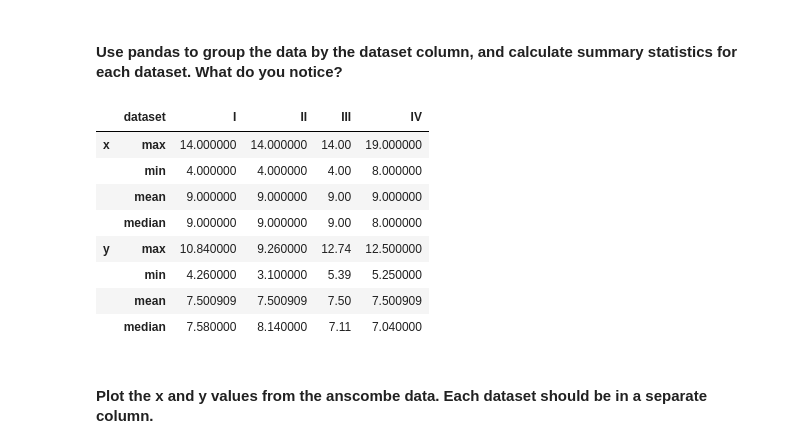
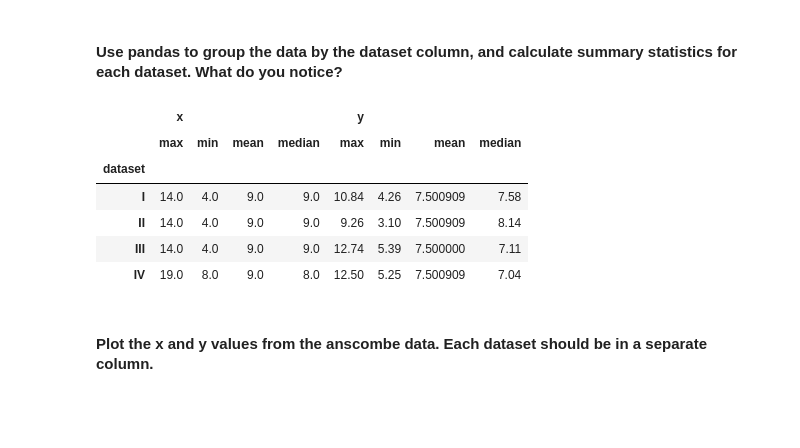
Before and after one commit to markydoug/numpy-pandas-visualization-exercises, a Jupyter notebook: seaborn_exercises.ipynb, the cells around one changed output. Cells and saved outputs as stored; diff of their text form; code cells hidden in the pictures; blank space fills up the shorter version.

```diff
--- a/seaborn_exercises.ipynb
+++ b/seaborn_exercises.ipynb
@@ -97,17 +124,15 @@ anscombe.describe()
 # %% [markdown]
 #### Use pandas to group the data by the dataset column, and calculate summary statistics for each dataset. What do you notice?
 # %%
-anscombe.groupby('dataset').agg(['max', 'min', 'mean', 'median']).T
+anscombe.groupby('dataset').agg(['max', 'min', 'mean', 'median'])
 # %% [output]
-|  | dataset | I | II | III | IV |
-| x | max | 14.000000 | 14.000000 | 14.00 | 19.000000 |
-|  | min | 4.000000 | 4.000000 | 4.00 | 8.000000 |
-|  | mean | 9.000000 | 9.000000 | 9.00 | 9.000000 |
-|  | median | 9.000000 | 9.000000 | 9.00 | 8.000000 |
-| y | max | 10.840000 | 9.260000 | 12.74 | 12.500000 |
-|  | min | 4.260000 | 3.100000 | 5.39 | 5.250000 |
-|  | mean | 7.500909 | 7.500909 | 7.50 | 7.500909 |
-|  | median | 7.580000 | 8.140000 | 7.11 | 7.040000 |
+|  | x |  |  |  | y |  |  |  |
+|  | max | min | mean | median | max | min | mean | median |
+| dataset |  |  |  |  |  |  |  |  |
+| I | 14.0 | 4.0 | 9.0 | 9.0 | 10.84 | 4.26 | 7.500909 | 7.58 |
+| II | 14.0 | 4.0 | 9.0 | 9.0 | 9.26 | 3.10 | 7.500909 | 8.14 |
+| III | 14.0 | 4.0 | 9.0 | 9.0 | 12.74 | 5.39 | 7.500000 | 7.11 |
+| IV | 19.0 | 8.0 | 9.0 | 8.0 | 12.50 | 5.25 | 7.500909 | 7.04 |
 # %% [markdown]
 #### Plot the x and y values from the anscombe data. Each dataset should be in a separate column.
 # %%
```
Also changed, not shown: parts of 34 cells of this notebook.
